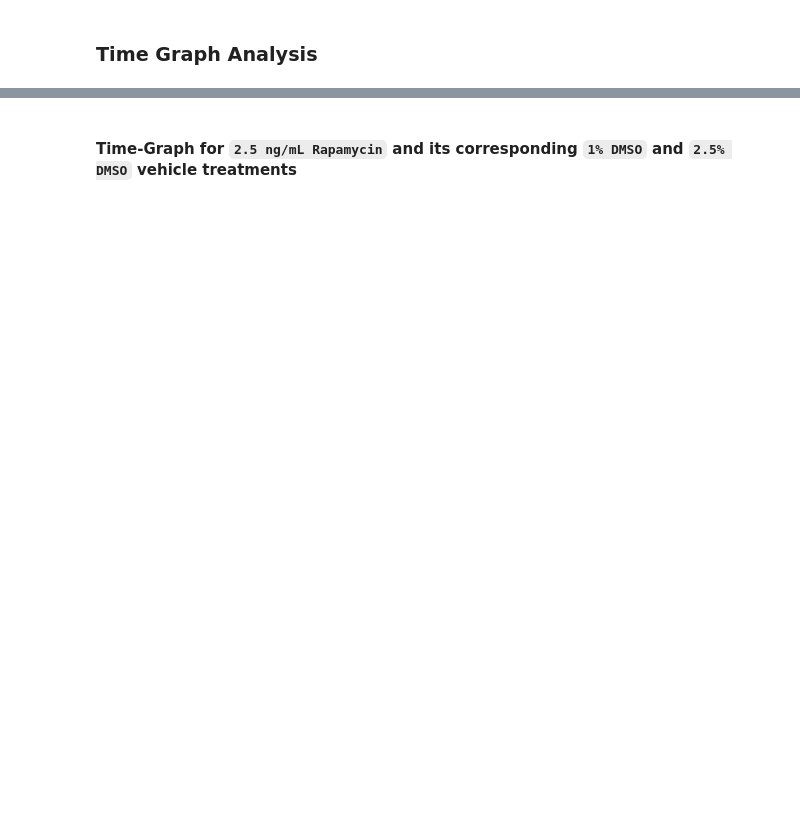
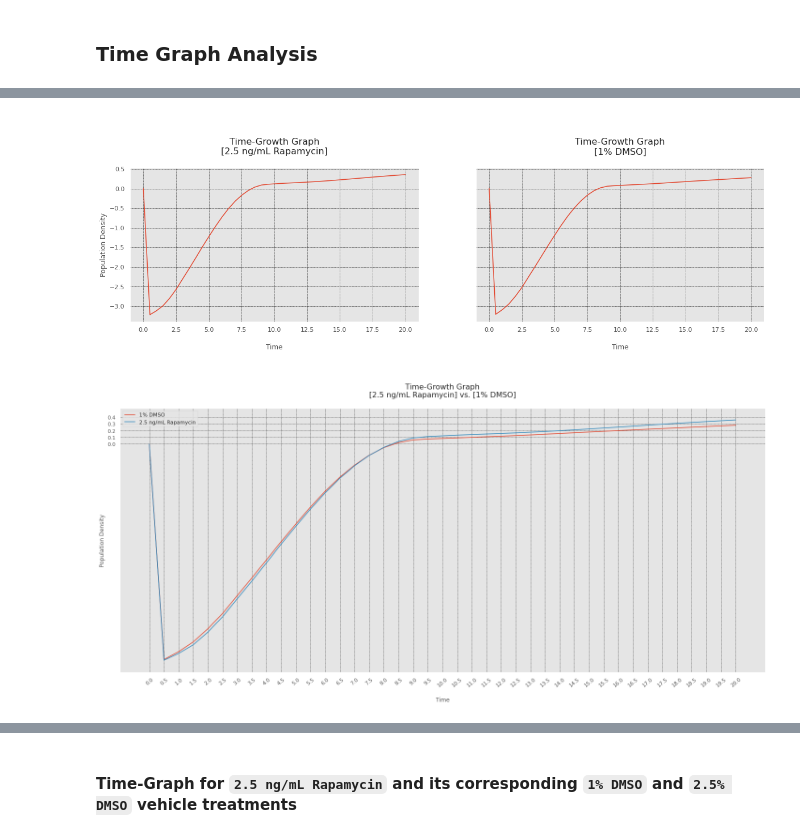
Before and after one commit to yab-tad/Saccharomyces-Cerevisiae, a Jupyter notebook: SGRP.ipynb, the cells around one changed output, grey strips where cells are left out. Cells and saved outputs as stored; diff of their text form; code cells hidden in the pictures; blank space fills up the shorter version.

```diff
--- a/SGRP.ipynb
+++ b/SGRP.ipynb
@@ -930,0 +973,4 @@ def high_low_percentage(index1, index2, df, vehicle="DMSO1"):
+# %%
+ln1= avg_control_time.apply(lambda x : np.log(x))
+ln1['Time_0']=0.0
+ln1
@@ -930,0 +983,5 @@ def high_low_percentage(index1, index2, df, vehicle="DMSO1"):
+# %%
+time_graph_RAPA_DMSO(r=0, rapa="2.5 ng/mL Rapamycin", data=ln1, vehicle="DMSO1")
+# %% [output]
+[figure, added]
+[figure, added]
```
Also changed, not shown: parts of 29 cells of this notebook.
